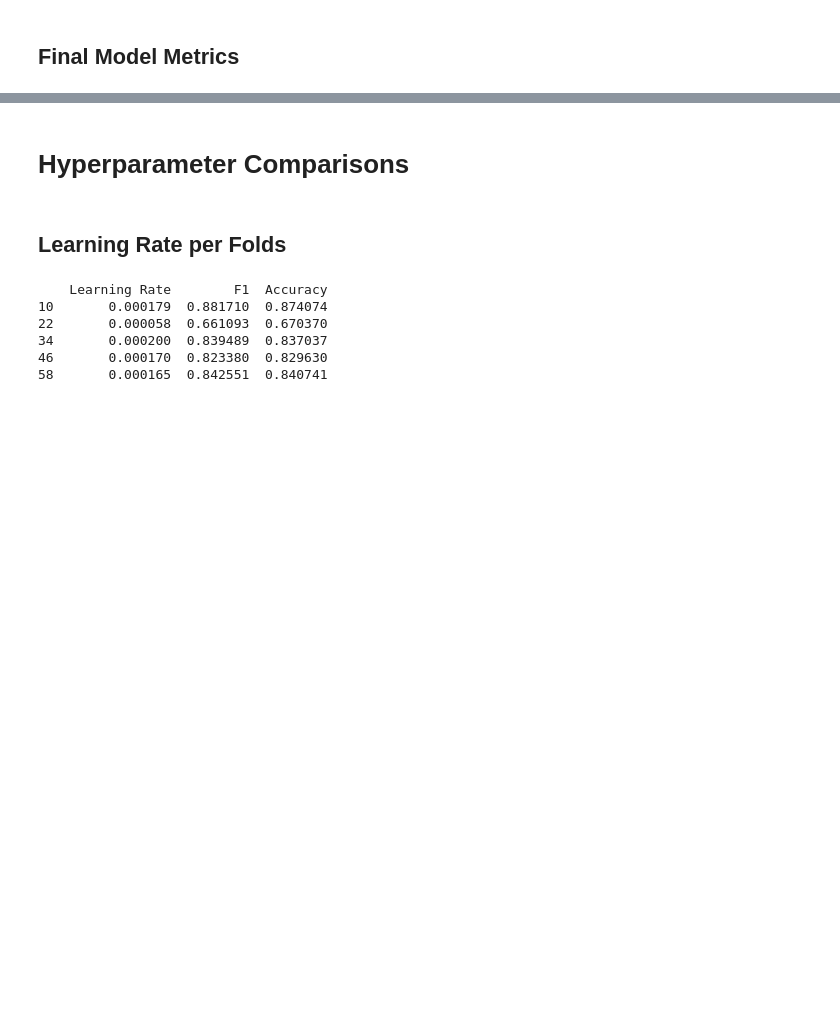
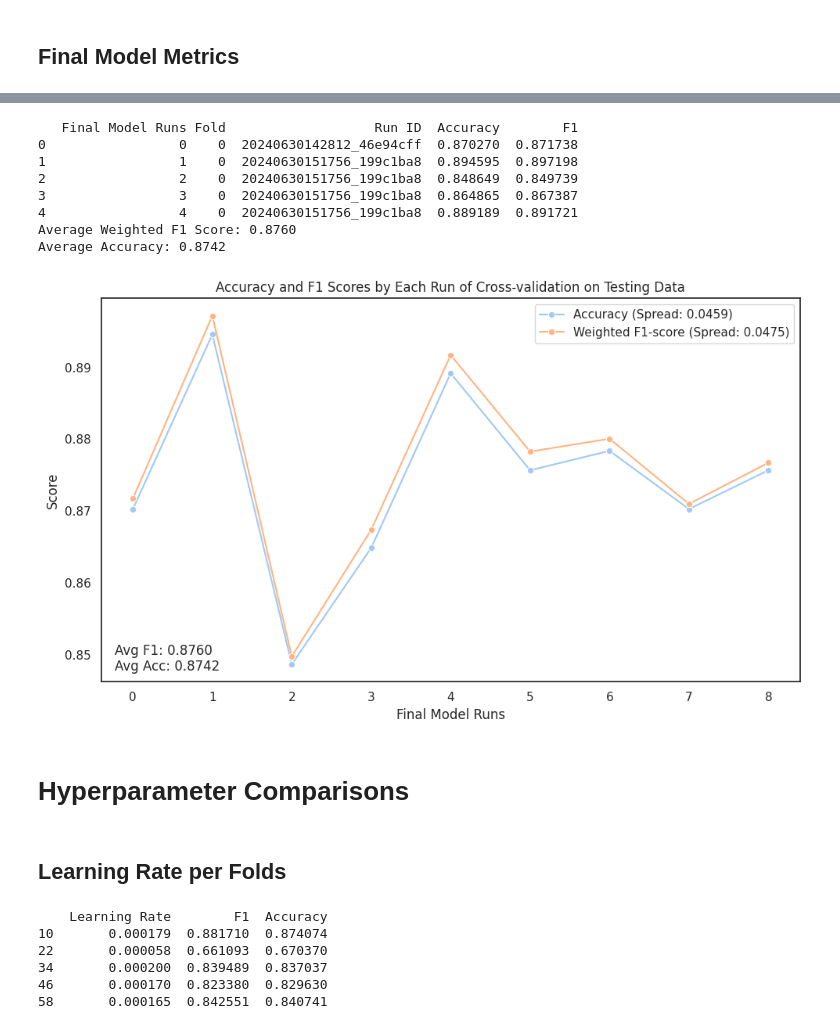
Before and after one commit to kikisprdx/NN_Semester_Project, a Jupyter notebook: NN_Kikis_Data.ipynb, the cells around one changed output, grey strips where cells are left out. Drawn from its saved outputs; the diff is of its cells as text; code cells hidden in the pictures; blank space fills up the shorter version.

```diff
--- a/NN_Kikis_Data.ipynb
+++ b/NN_Kikis_Data.ipynb
@@ -252,3 +252,61 @@ Average Weighted F1 Score: 0.8760
+# %%
+import pandas as pd
+import seaborn as sns
+import matplotlib.pyplot as plt
+
+def get_metrics_final_model(run_ids):
+    df = pd.read_csv("data/fold_results.csv")
+    df_final_models = df[df['Final Model'] == 1]
+    df_filtered = df_final_models[df_final_models['Run ID'].isin(run_ids)]
+    accuracy_data = df_filtered[['Fold', 'Run ID', 'Accuracy', 'F1']]
+
+    accuracy_data = accuracy_data.reset_index(drop=True).reset_index()
+    accuracy_data = accuracy_data.rename(columns={'index': 'Final Model Runs'})
+
+    return accuracy_data
+
+accuracy_data = get_metrics_final_model(matching_run_ids)
+print(accuracy_data.head(5))
+
+plt.figure(figsize=(10, 6))
+
+# Calculate spread (range) for Accuracy and F1
+accuracy_spread = accuracy_data['Accuracy'].max() - accuracy_data['Accuracy'].min()
+f1_spread = accuracy_data['F1'].max() - accuracy_data['F1'].min()
+
+# Create line plots with error bars
+sns.lineplot(x='Final Model Runs', y='Accuracy', data=accuracy_data, marker='o', label=f'Accuracy (Spread: {accuracy_spread:.4f})', errorbar='sd')
+sns.lineplot(x='Final Model Runs', y='F1', data=accuracy_data, marker='o', label=f'Weighted F1-score (Spread: {f1_spread:.4f})', errorbar='sd')
+
+plt.title('Accuracy and F1 Scores by Each Run of Cross-validation on Testing Data')
+plt.xlabel('Final Model Runs')
+plt.ylabel('Score')
+
+# Calculate and print the average F1 score
+average_f1 = accuracy_data['F1'].mean()
+print(f"Average Weighted F1 Score: {average_f1:.4f}")
+
+# Calculate and print the average Accuracy
+average_accuracy = accuracy_data['Accuracy'].mean()
+print(f"Average Accuracy: {average_accuracy:.4f}")
+
+# Add text annotations for average scores
+plt.text(0.02, 0.02, f"Avg F1: {average_f1:.4f}\nAvg Acc: {average_accuracy:.4f}", transform=plt.gca().transAxes,
+         verticalalignment='bottom', horizontalalignment='left', bbox=dict(facecolor='white', alpha=0.8))
+
+plt.legend()
+plt.tight_layout()
+plt.show()
+# %% [output]
+   Final Model Runs Fold                   Run ID  Accuracy        F1
+0                 0    0  20240630142812_46e94cff  0.870270  0.871738
+1                 1    0  20240630151756_199c1ba8  0.894595  0.897198
+2                 2    0  20240630151756_199c1ba8  0.848649  0.849739
+3                 3    0  20240630151756_199c1ba8  0.864865  0.867387
+4                 4    0  20240630151756_199c1ba8  0.889189  0.891721
+Average Weighted F1 Score: 0.8760
+Average Accuracy: 0.8742
+[figure, added]
 # %% [markdown]
 # Hyperparameter Comparisons
 # %%
```
Also changed, not shown: parts of 2 cells of this notebook, 1 other file.
